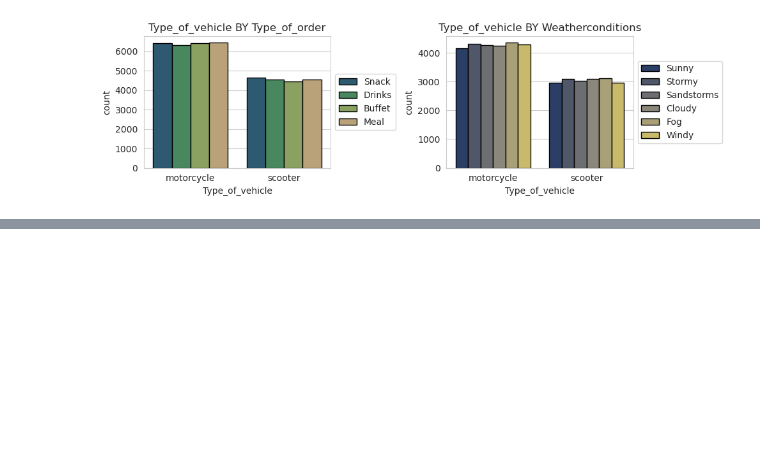
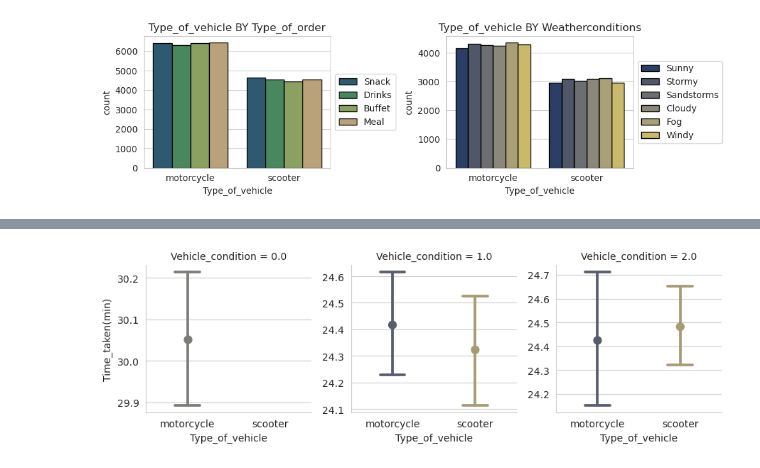
Before and after one commit to liamarguedas/uber-eats-delivery-time, a Jupyter notebook: notebooks/analyze-and-explore-data.ipynb, the cells around one changed output, grey strips where cells are left out. Saved outputs shown, nothing was run; the diff lists cells and outputs as text; code cells hidden in the pictures; blank space fills up the shorter version.

```diff
--- a/notebooks/analyze-and-explore-data.ipynb
+++ b/notebooks/analyze-and-explore-data.ipynb
@@ -942,2 +942,7 @@ sns.countplot(data, x = 'Type_of_vehicle', hue = 'Vehicle_condition')
 # %%
-data.Vehicle_condition
+sns.FacetGrid(data, col = "Vehicle_condition", sharey = False).map_dataframe(sns.pointplot, x = 'Type_of_vehicle',
+                                                             y = 'Time_taken(min)', palette = 'cividis', capsize = .3)
+
+plt.tight_layout();
+# %% [output]
+[figure, added]
```
Also changed, not shown: parts of 16 cells of this notebook.
